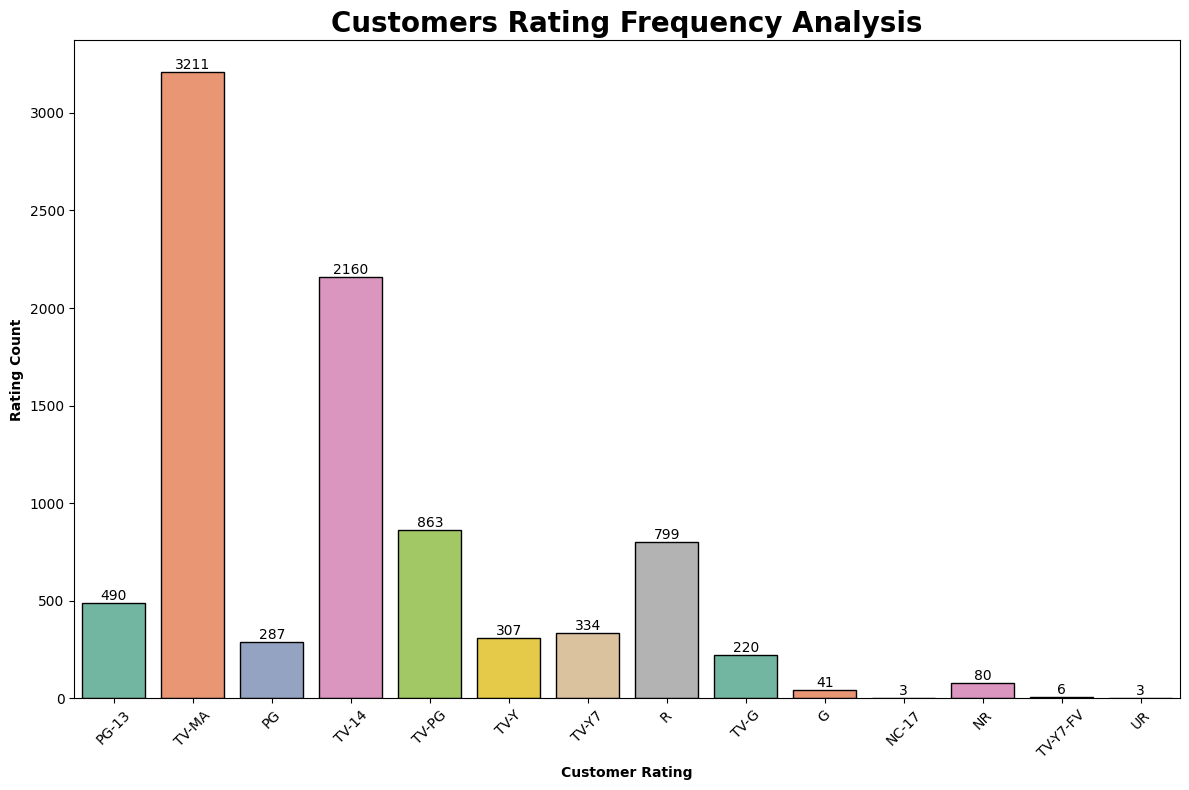
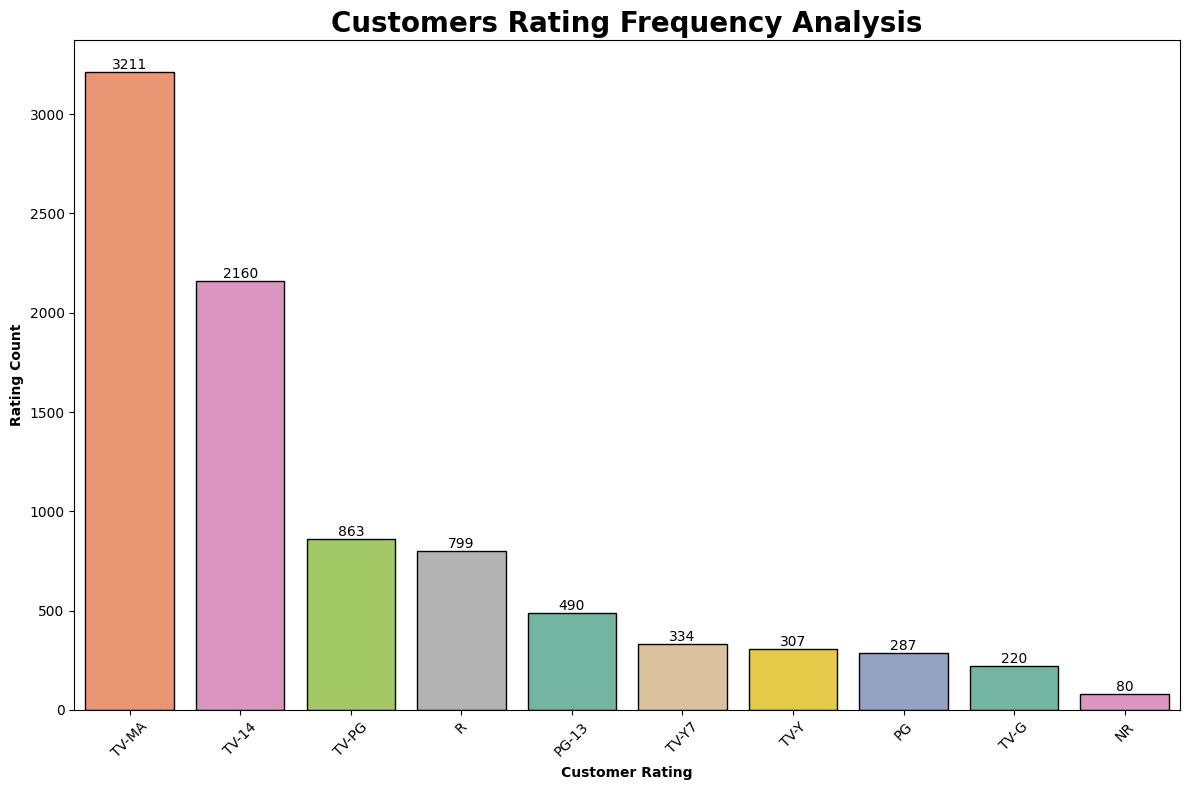
Code edit (unified diff) that turned the first committed figure into the second:
--- before
+++ after
@@ -1,5 +1,5 @@
 # ploting valid ratings
 fig, ax = plt.subplots(figsize=(12,8))
-sns.countplot(x='rating', data=valid_ratings, hue='rating', palette='Set2', edgecolor='black', ax=ax)
+sns.countplot(x='rating', data=valid_ratings_df, hue='rating', order=top_10_ratings, palette='Set2', edgecolor='black', ax=ax)
 
 for container in ax.containers:

Commit: feat(univariate EDA, rating distribution): change process of rating dataframe and add order feature in visualization